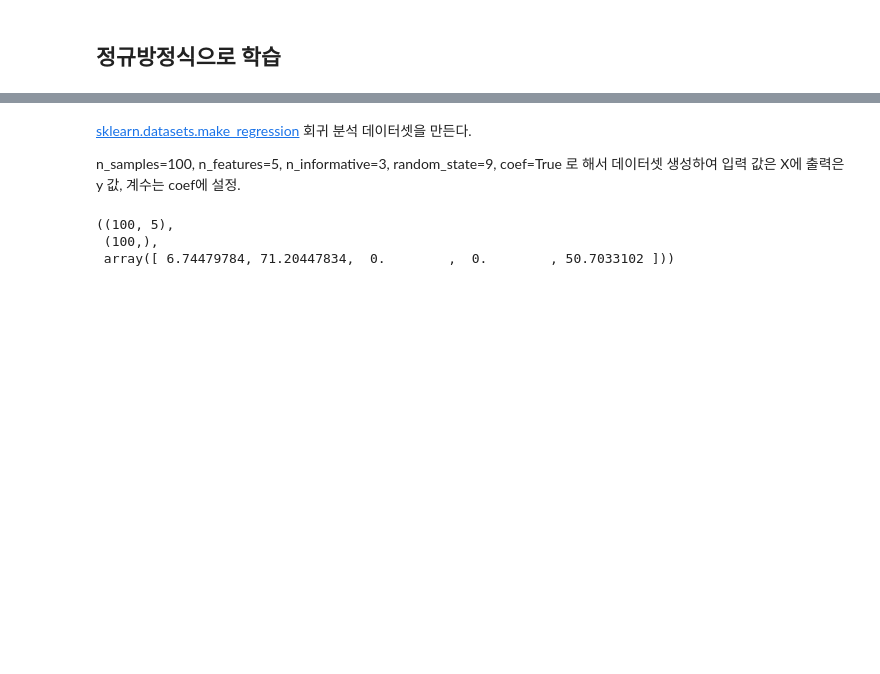
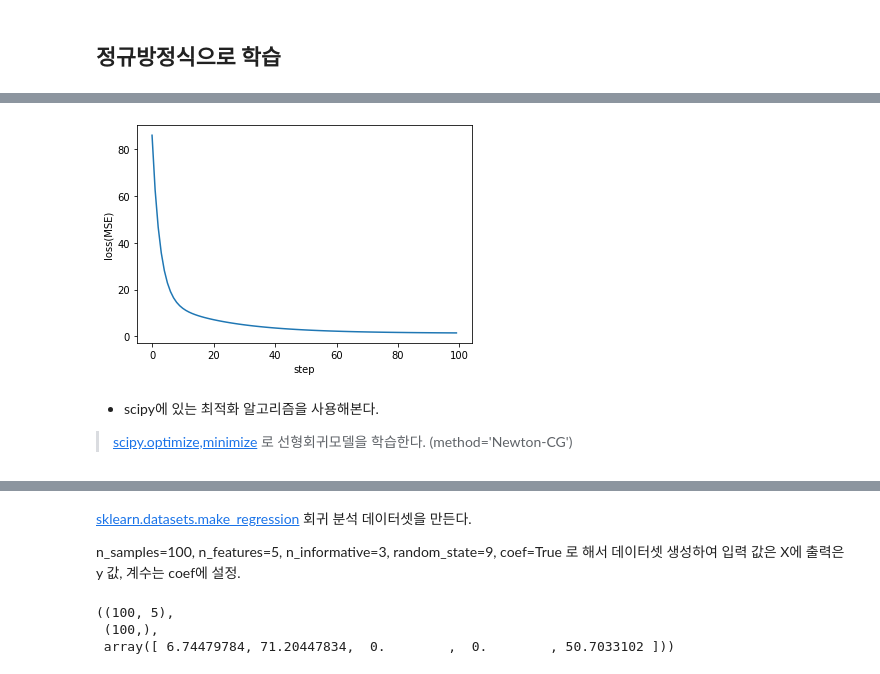
Before and after one commit to sunkusun9/ML2022_1, a Jupyter notebook: linear_regression.ipynb, the cells around one changed output, grey strips where cells are left out. Cells and saved outputs as stored; diff of their text form; code cells hidden in the pictures; blank space fills up the shorter version.

```diff
--- a/linear_regression.ipynb
+++ b/linear_regression.ipynb
@@ -179,4 +223,6 @@ plt.show()
 # %% [markdown]
 ## 정규방정식으로 학습
 # %%
-X_1 = np.hstack([np.ones((X.shape[0], 1)), X]) # 절편을 구하기 위해서 전부 값이 1인 열을 추가
+X2_1 = np.hstack([np.ones((X2.shape[0], 1)), X2]) # 절편을 구하기 위해서 전부 값이 1인 열을 추가
+# %%
+beta_hat = np.dot(np.linalg.inv(np.matmul(X2_1.T, X2_1)),  np.dot(X2_1.T, y))
@@ -182,0 +241,21 @@ X_1 = np.hstack([np.ones((X.shape[0], 1)), X]) # 절편을 구하기 위해서
+# %%
+# 경사하강법을 함수화
+def gradient_descent(X, y, learning_rate, epoch, random_state=9):
+    np.random.seed(random_state)
+    beta_hat =  np.random.rand(X.shape[1] + 1) * 2 - 1 # [-1, 1) 까지 랜덤 번호 생성
+    beta_hat_0 = beta_hat[0]
+    beta_hat = beta_hat[1:]
+    loss_hist = []
+    beta_hist = []
+    for j in range(epoch):
+        y_delta =  y - beta_hat_0 - np.matmul(X, beta_hat)
+        beta_hat_delta_0 = -np.mean(y_delta)
+        beta_hat_delta = -np.dot(X.T, y_delta) / n # 좀 더효율적이고 간결하다
+        beta_hat_0 -= learning_rate * beta_hat_delta_0
+        beta_hat -= learning_rate * beta_hat_delta
+        y_hat = beta_hat_0 + np.matmul(X, beta_hat)
+        loss = mean_squared_error(y, y_hat) # mse
+        loss_hist.append(loss)
+        beta_hist.append((beta_hat_0, beta_hat))
+    return beta_hat_0, beta_hat, loss_hist, beta_hist
+beta_hat_0, beta_hat,loss_hist, beta_hist = gradient_descent(X2, y, 0.001, 100)
@@ -182,0 +270,11 @@ X_1 = np.hstack([np.ones((X.shape[0], 1)), X]) # 절편을 구하기 위해서
+# %%
+plt.plot(loss_hist)
+plt.xlabel('step')
+plt.ylabel('loss(MSE)')
+plt.show()
+# %% [output]
+[figure, added]
+# %% [markdown]
+* scipy에 있는 최적화 알고리즘을 사용해본다.
+
+> [scipy.optimize,minimize](https://docs.scipy.org/doc/scipy/reference/generated/scipy.optimize.minimize.html#scipy.optimize.minimize) 로 선형회귀모델을 학습한다. (method='Newton-CG')
```
Also changed, not shown: parts of 43 cells of this notebook.
